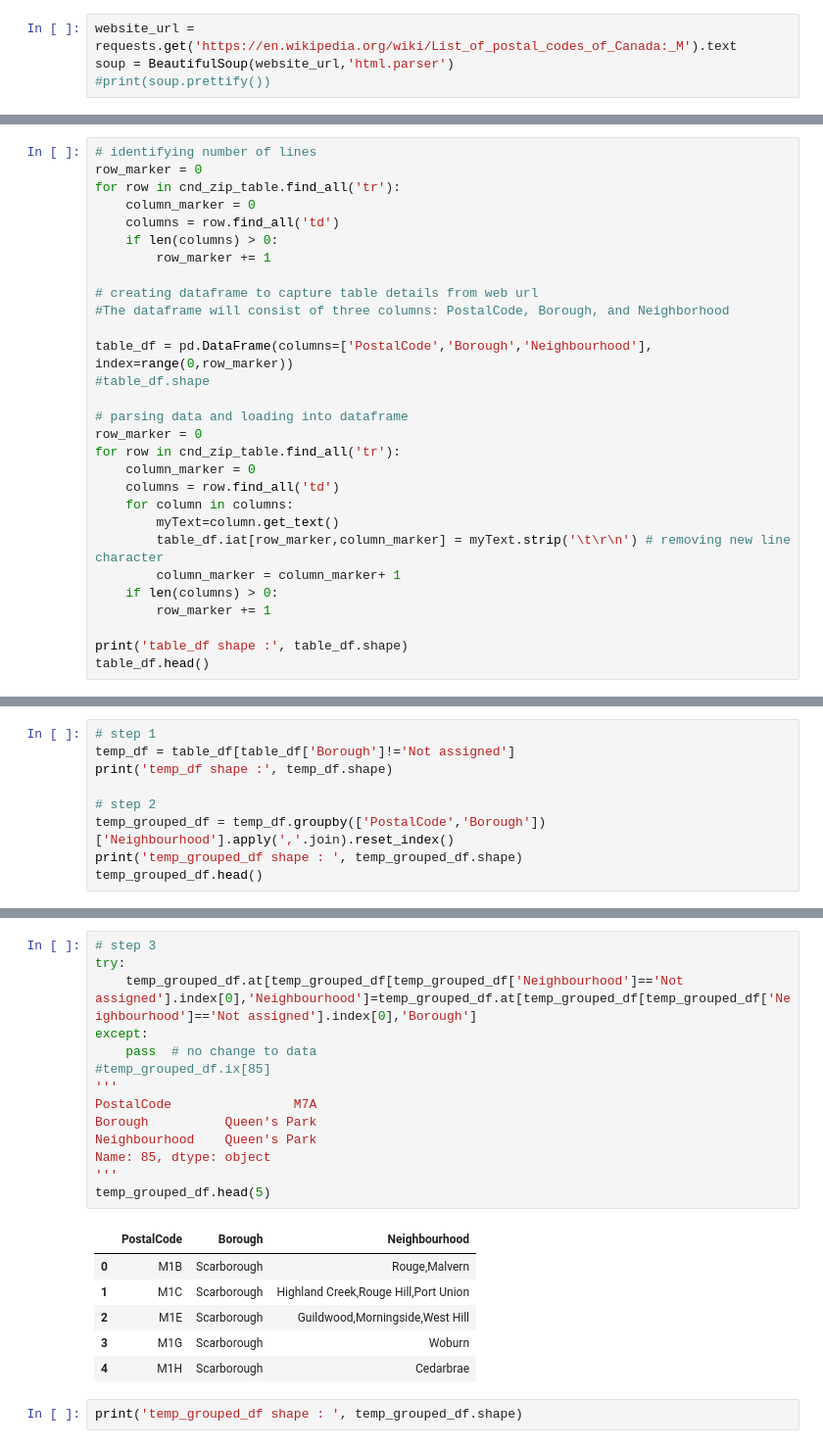
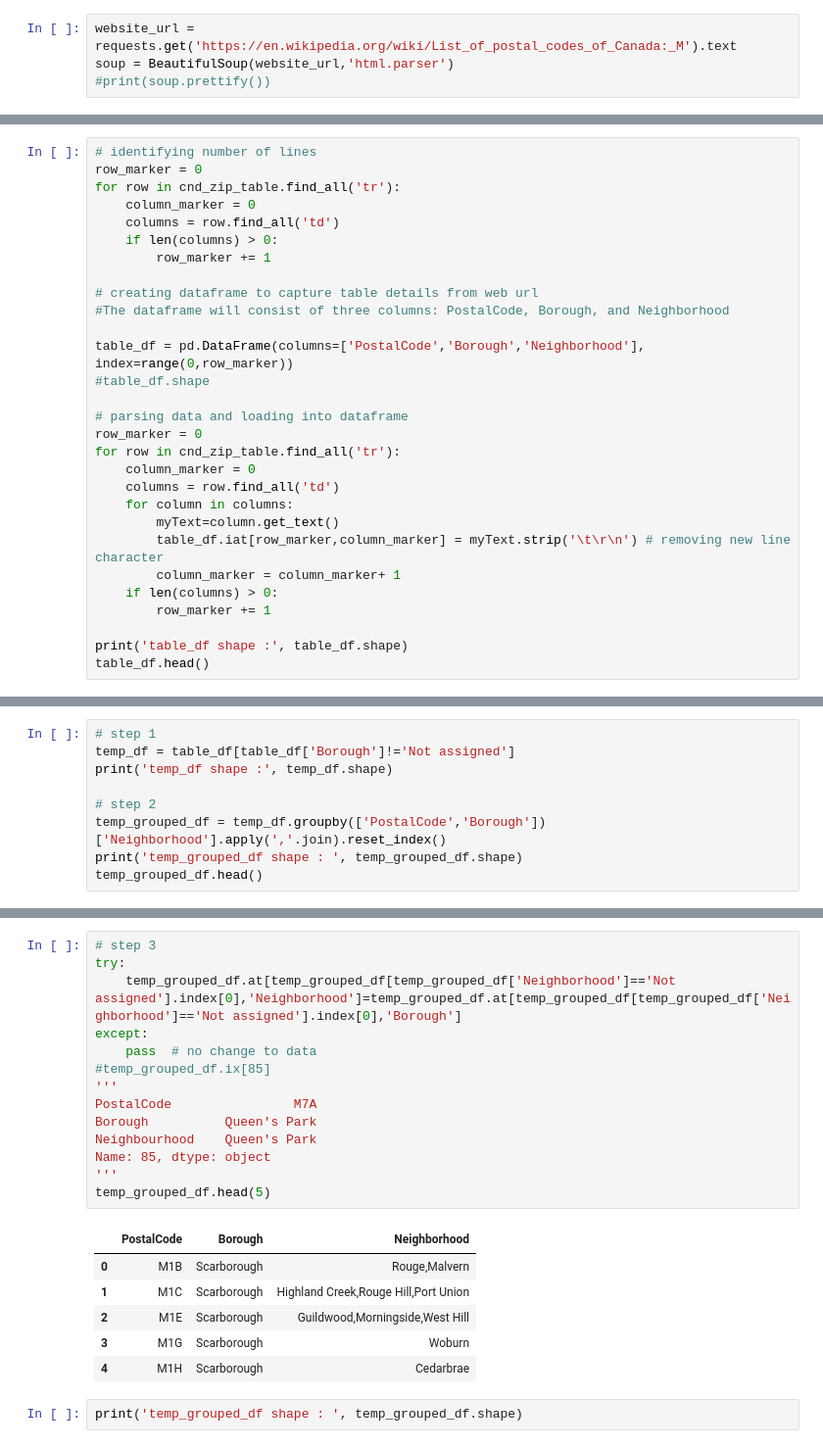
Before and after one commit to kapatel28/ibm-DS-Project, a Jupyter notebook: Capstone_Week3_Assignment.ipynb, the cells around one changed output, grey strips where cells are left out. Shown at 98% size. Saved outputs shown, nothing was run; the diff lists cells and outputs as text.

```diff
--- a/Capstone_Week3_Assignment.ipynb
+++ b/Capstone_Week3_Assignment.ipynb
@@ -97,7 +121,7 @@ for row in cnd_zip_table.find_all('tr'):
 # creating dataframe to capture table details from web url
 #The dataframe will consist of three columns: PostalCode, Borough, and Neighborhood
 
-table_df = pd.DataFrame(columns=['PostalCode','Borough','Neighbourhood'], index=range(0,row_marker))
+table_df = pd.DataFrame(columns=['PostalCode','Borough','Neighborhood'], index=range(0,row_marker))
 #table_df.shape
 
 # parsing data and loading into dataframe
@@ -133,7 +157,7 @@ temp_df = table_df[table_df['Borough']!='Not assigned']
 print('temp_df shape :', temp_df.shape)
 
 # step 2
-temp_grouped_df = temp_df.groupby(['PostalCode','Borough'])['Neighbourhood'].apply(','.join).reset_index()
+temp_grouped_df = temp_df.groupby(['PostalCode','Borough'])['Neighborhood'].apply(','.join).reset_index()
 print('temp_grouped_df shape : ', temp_grouped_df.shape)
 temp_grouped_df.head()
 # %% [output]
@@ -154,19 +178,19 @@ temp_grouped_df[temp_grouped_df['Neighbourhood']=='Not assigned']
 # %%
 # step 3
 try:
-    temp_grouped_df.at[temp_grouped_df[temp_grouped_df['Neighbourhood']=='Not assigned'].index[0],'Neighbourhood']=temp_grouped_df.at[temp_grouped_df[temp_grouped_df['Neighbourhood']=='Not assigned'].index[0],'Borough']
+    temp_grouped_df.at[temp_grouped_df[temp_grouped_df['Neighborhood']=='Not assigned'].index[0],'Neighborhood']=temp_grouped_df.at[temp_grouped_df[temp_grouped_df['Neighborhood']=='Not assigned'].index[0],'Borough']
 except:
     pass  # no change to data
 #temp_grouped_df.ix[85]
 '''
 PostalCode                M7A
 Borough          Queen's Park
 Neighbourhood    Queen's Park
 Name: 85, dtype: object
 '''
 temp_grouped_df.head(5)
 # %% [output]
-|  | PostalCode | Borough | Neighbourhood |
+|  | PostalCode | Borough | Neighborhood |
 | 0 | M1B | Scarborough | Rouge,Malvern |
 | 1 | M1C | Scarborough | Highland Creek,Rouge Hill,Port Union |
 | 2 | M1E | Scarborough | Guildwood,Morningside,West Hill |
```
Also changed, not shown: parts of 57 cells of this notebook.
